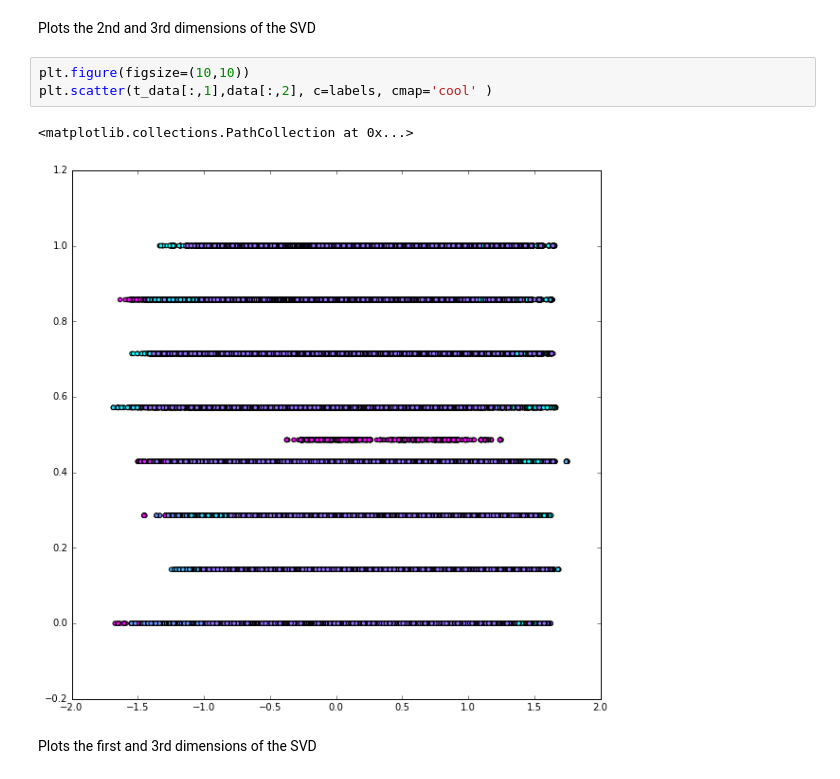
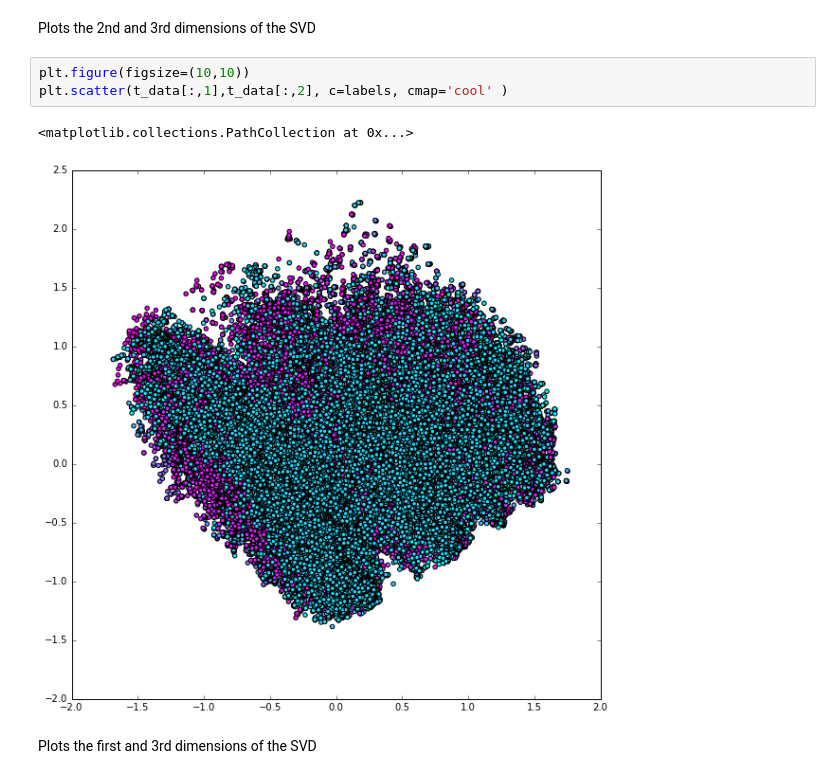
Before and after one commit to DmitriyLeybel/multimodal_prediction, a Jupyter notebook: tSNE_exploration.ipynb, the cells around one changed output. Drawn from its saved outputs; the diff is of its cells as text.

Commit message:
Fixed data parameter of tSNE

```diff
--- a/tSNE_exploration.ipynb
+++ b/tSNE_exploration.ipynb
@@ -38,10 +38,10 @@ Wall time: 1.74 s
 Plots the 2nd and 3rd dimensions of the SVD
 # %%
 plt.figure(figsize=(10,10))
-plt.scatter(t_data[:,1],data[:,2], c=labels, cmap='cool' )
+plt.scatter(t_data[:,1],t_data[:,2], c=labels, cmap='cool' )
 # %% [output]
 <matplotlib.collections.PathCollection at 0x...>
-[figure, old version]
+[figure, new version]
 # %% [markdown]
 Plots the first and 3rd dimensions of the SVD
 # %%
```
Also changed, not shown: parts of 2 cells of this notebook.
